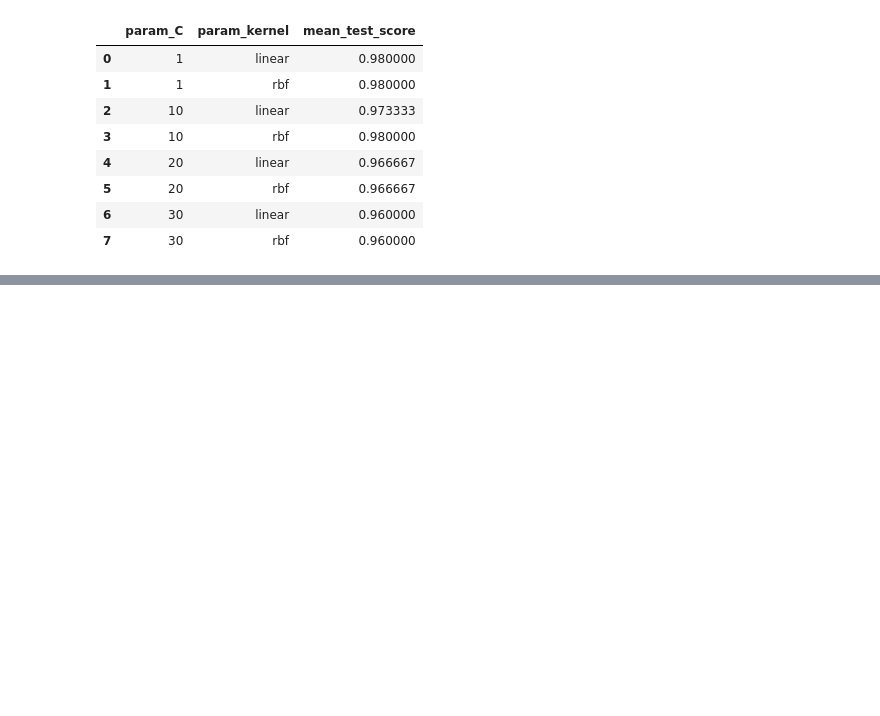
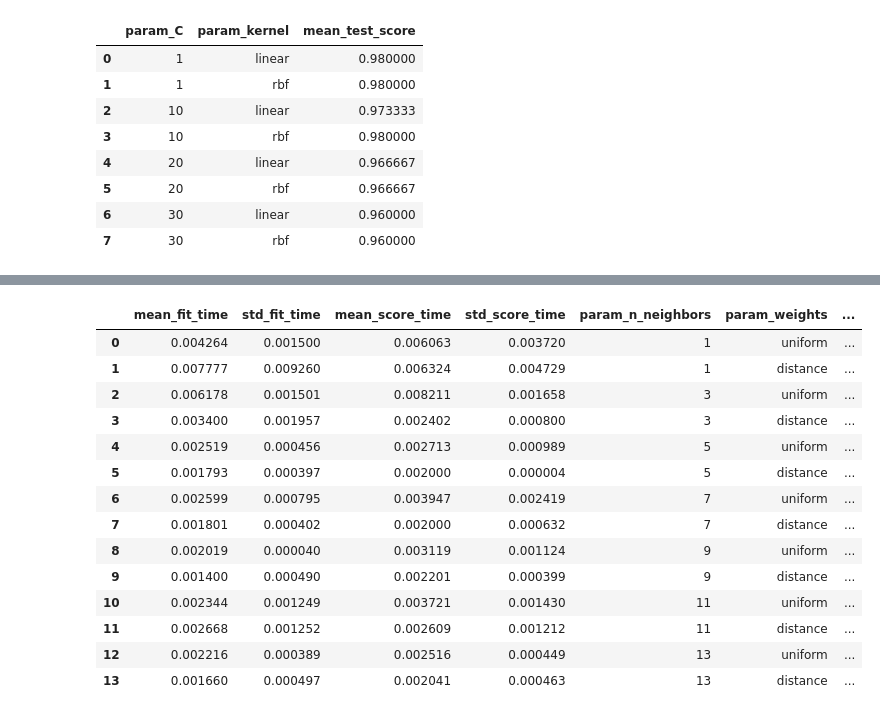
Before and after one commit to ds-mohit/Practice, a Jupyter notebook: Machine_learning/Supervised_Learning/Tuning/GridSearchCV.ipynb, the cells around one changed output, grey strips where cells are left out. Saved outputs shown, nothing was run; the diff lists cells and outputs as text; code cells hidden in the pictures; blank space fills up the shorter version.

```diff
--- a/Machine_learning/Supervised_Learning/Tuning/GridSearchCV.ipynb
+++ b/Machine_learning/Supervised_Learning/Tuning/GridSearchCV.ipynb
@@ -160,3 +160,6 @@ results[['param_C','param_kernel','mean_test_score']]
 | 5 | 20 | rbf | 0.966667 |
 | 6 | 30 | linear | 0.960000 |
 | 7 | 30 | rbf | 0.960000 |
+# %%
+model_knn = KNeighborsClassifier()
+model_knn.fit(X_train, y_train)
@@ -162,0 +168,8 @@ results[['param_C','param_kernel','mean_test_score']]
+# %%
+classifier_knn = GridSearchCV((model_knn),
+                              {'n_neighbors' : [1,3,5,7,9,11,13],
+                               'weights' : ['uniform', 'distance']},
+                               cv = 5,
+                               return_train_score = False)
+# %%
+classifier_knn.fit(X,y)
@@ -162,0 +200,20 @@ results[['param_C','param_kernel','mean_test_score']]
+# %%
+results_knn = pd.DataFrame(classifier_knn.cv_results_)
+# %%
+results_knn
+# %% [output]
+|  | mean_fit_time | std_fit_time | mean_score_time | std_score_time | param_n_neighbors | param_weights | ... |
+| 0 | 0.004264 | 0.001500 | 0.006063 | 0.003720 | 1 | uniform | ... |
+| 1 | 0.007777 | 0.009260 | 0.006324 | 0.004729 | 1 | distance | ... |
+| 2 | 0.006178 | 0.001501 | 0.008211 | 0.001658 | 3 | uniform | ... |
+| 3 | 0.003400 | 0.001957 | 0.002402 | 0.000800 | 3 | distance | ... |
+| 4 | 0.002519 | 0.000456 | 0.002713 | 0.000989 | 5 | uniform | ... |
+| 5 | 0.001793 | 0.000397 | 0.002000 | 0.000004 | 5 | distance | ... |
+| 6 | 0.002599 | 0.000795 | 0.003947 | 0.002419 | 7 | uniform | ... |
+| 7 | 0.001801 | 0.000402 | 0.002000 | 0.000632 | 7 | distance | ... |
+| 8 | 0.002019 | 0.000040 | 0.003119 | 0.001124 | 9 | uniform | ... |
+| 9 | 0.001400 | 0.000490 | 0.002201 | 0.000399 | 9 | distance | ... |
+| 10 | 0.002344 | 0.001249 | 0.003721 | 0.001430 | 11 | uniform | ... |
+| 11 | 0.002668 | 0.001252 | 0.002609 | 0.001212 | 11 | distance | ... |
+| 12 | 0.002216 | 0.000389 | 0.002516 | 0.000449 | 13 | uniform | ... |
+| 13 | 0.001660 | 0.000497 | 0.002041 | 0.000463 | 13 | distance | ... |
```
Also changed, not shown: parts of 13 cells of this notebook.
